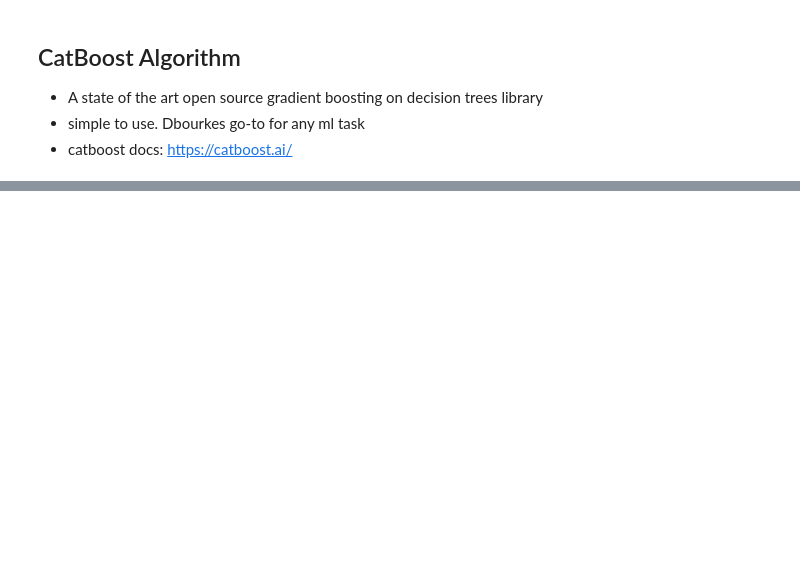
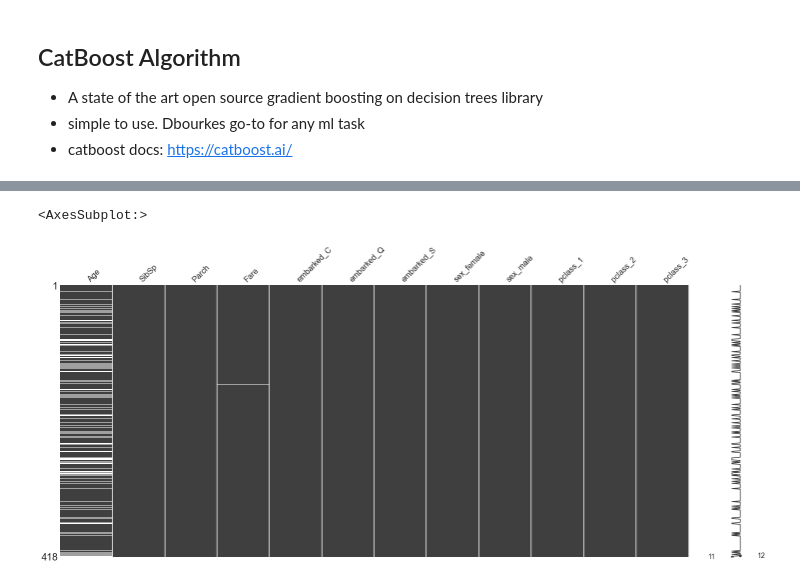
Before and after one commit to Raihan9797/kaggle-titanic, a Jupyter notebook: titanic.ipynb, the cells around one changed output, grey strips where cells are left out. Drawn from its saved outputs; the diff is of its cells as text; code cells hidden in the pictures; blank space fills up the shorter version.

```diff
--- a/titanic.ipynb
+++ b/titanic.ipynb
@@ -1202,0 +1574,21 @@ run time: 0:00:00.578635
+# %%
+# One hot encode the categorical columns
+df_embarked_one_hot = pd.get_dummies(test['Embarked'],
+                                     prefix='embarked')
+
+df_sex_one_hot = pd.get_dummies(test['Sex'],
+                                prefix='sex')
+
+df_pclass_one_hot = pd.get_dummies(test['Pclass'],
+                                   prefix='pclass')
+# %%
+## combine all the new columns to df_con
+test_enc = pd.concat([
+    test,
+    df_embarked_one_hot,
+    df_sex_one_hot,
+    df_pclass_one_hot,
+], axis = 1)
+
+## drop redundant columns
+test_enc = test_enc.drop(['Pclass', 'Sex', 'Embarked'], axis = 1)
@@ -1202,0 +1615,5 @@ run time: 0:00:00.578635
+# %%
+wanted_columns = list(X_train.columns)
+# %%
+test_enc = test_enc[wanted_columns]
+test_enc
@@ -1202,0 +1641,5 @@ run time: 0:00:00.578635
+# %%
+missingno.matrix(test_enc)
+# %% [output]
+<AxesSubplot:>
+[figure, added]
```
Also changed, not shown: parts of 74 cells of this notebook.
